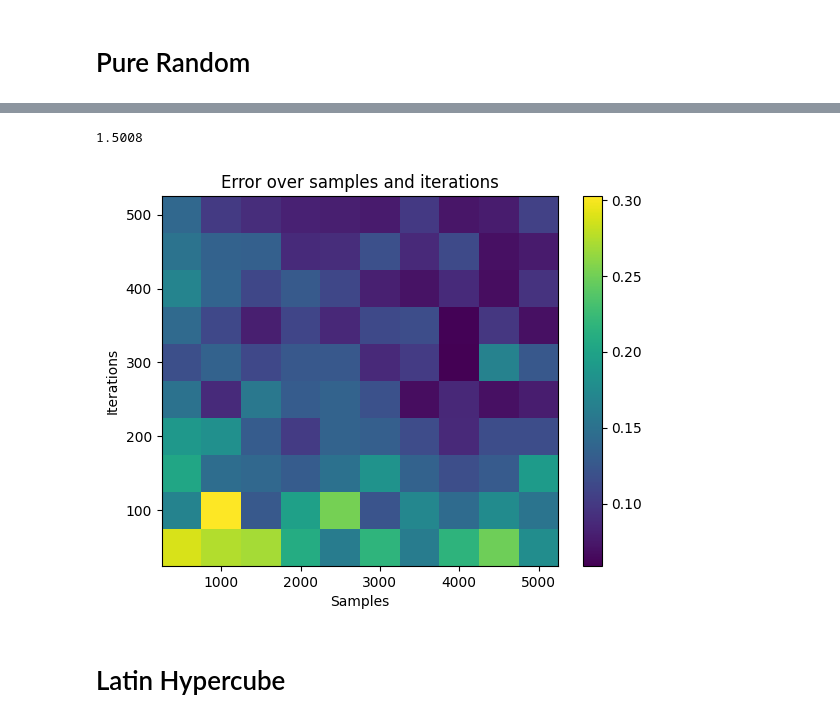
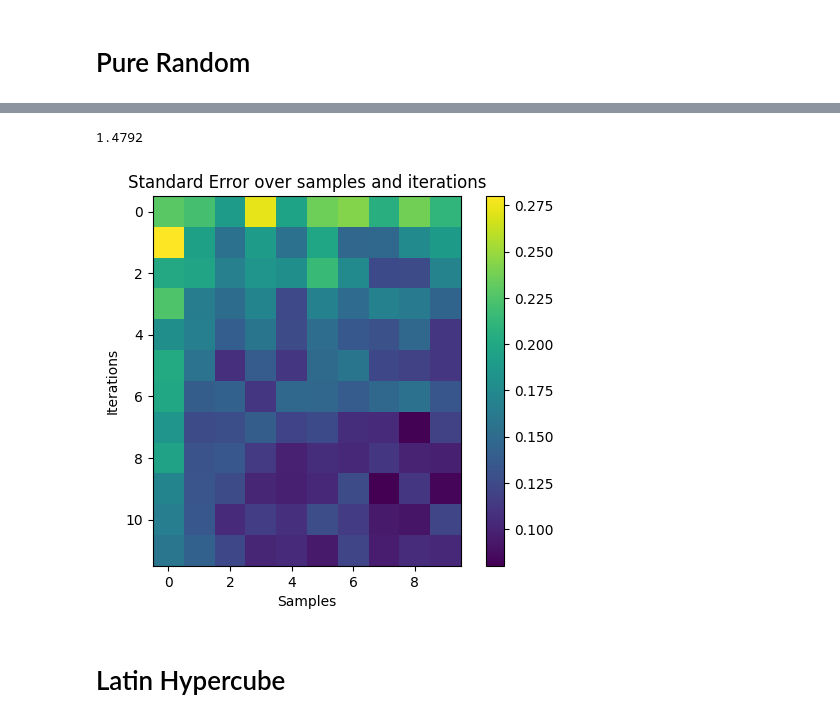
Before and after one commit to Kattelijn/Stochastic-Simulation, a Jupyter notebook: mandelbrot_MC_testPlots.ipynb, the cells around one changed output, grey strips where cells are left out. Saved outputs shown, nothing was run; the diff lists cells and outputs as text; code cells hidden in the pictures.

Commit message:
Implemented prime square numbered sampling, tested with different values
Co-authored-by: Kattelijn <Kattelijn@users.noreply.github.com>
Co-authored-by: Tualin O'Shea <tuaosh@users.noreply.github.com>

```diff
--- a/mandelbrot_MC_testPlots.ipynb
+++ b/mandelbrot_MC_testPlots.ipynb
@@ -24,2 +22,6 @@ plt.show()
+# %%
+primes = np.asarray(mb.prime_sieve(139))
+pSquares = np.square(primes)
+print(pSquares[8:20])
 # %% [markdown]
 # Pure Random
@@ -56,13 +47,13 @@ minIter = 50
 maxIter = 500
 iterSteps = 10
 
-minSamples = 500
-maxSamples = 5000
+minSamples = 50
+maxSamples = 500
 sampleSteps = 10
 
-nRuns = 10
+nRuns = 20
 
-samples = np.linspace(minSamples, maxSamples, iterSteps, dtype=int)
-iterations = np.linspace(minIter, maxIter, sampleSteps, dtype=int)
+samples = pSquares[8:20]
+iterations = np.linspace(minIter, maxIter, iterSteps, dtype=int)
 
-stdsPR, areaPR = solver.iterSample_std(nRuns, iterations, samples, (20000,20000), verbose=True)
+stdsPR, areasPR, areaPR = solver.iterSample_std(nRuns, iterations, samples, (20000,20000), verbose=True)
@@ -90,22 +60,20 @@ t_nSamples: 15.63
 # %%
 print(areaPR)
-lognorm = False
 
 fig, ax = plt.subplots()
-if lognorm:
-    im = ax.pcolormesh(samples, iterations, stdsPR, norm=matplotlib.colors.LogNorm())
-else:
-    im = ax.pcolormesh(samples, iterations, stdsPR)
+
+im = ax.imshow(stdsPR)
+
 ax.set_xlabel("Samples")
 # ax.set_xticks(samples)
 ax.set_ylabel("Iterations")
 # ax.set_yticks(iterations)
 ax.set_title("Standard Error over samples and iterations")
 fig.colorbar(im, ax = ax)
 plt.show()
 # %% [output]
-1.5008
+1.4792
-[figure, old version]
+[figure, new version]
 # %% [markdown]
 # Latin Hypercube
 # %% [markdown]
```
Also changed, not shown: parts of 17 cells of this notebook, 2 other files.
